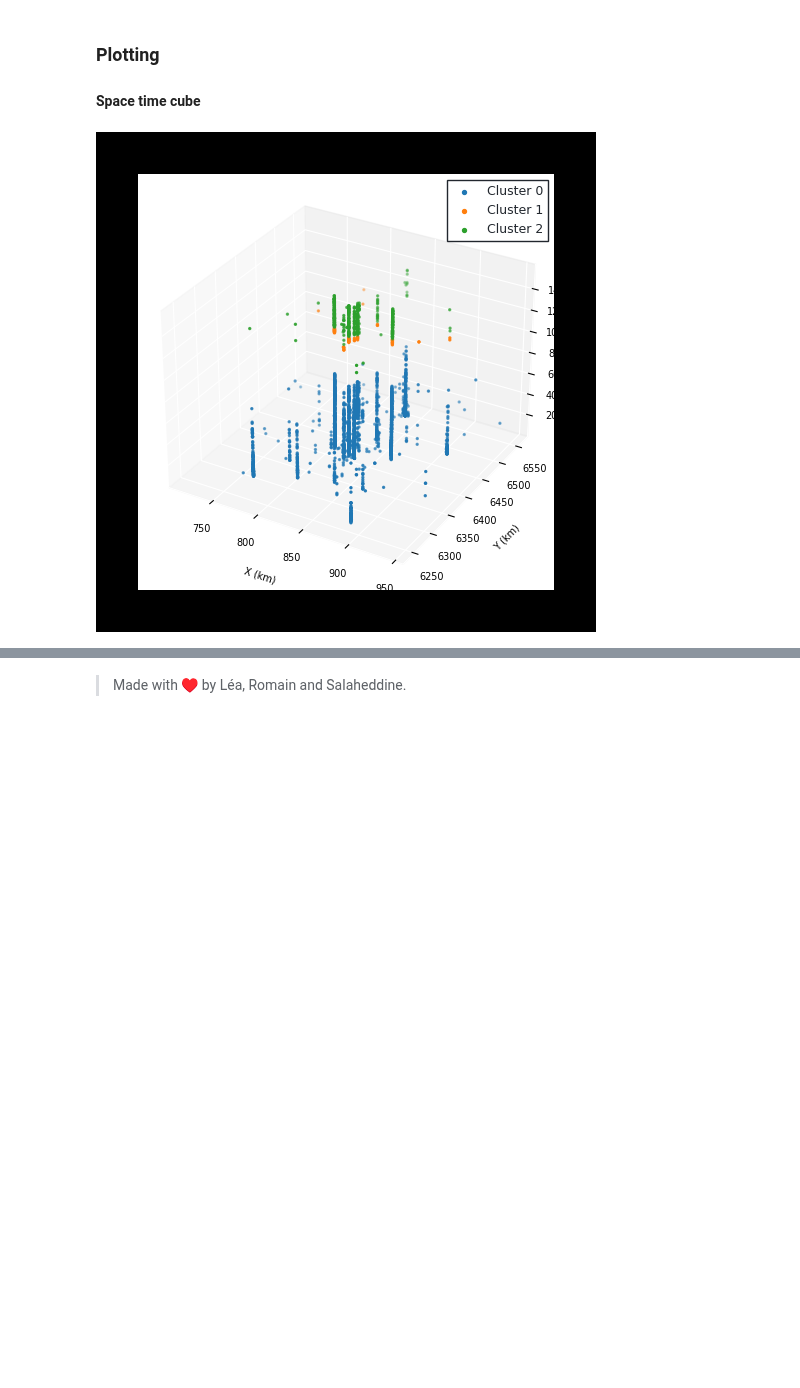
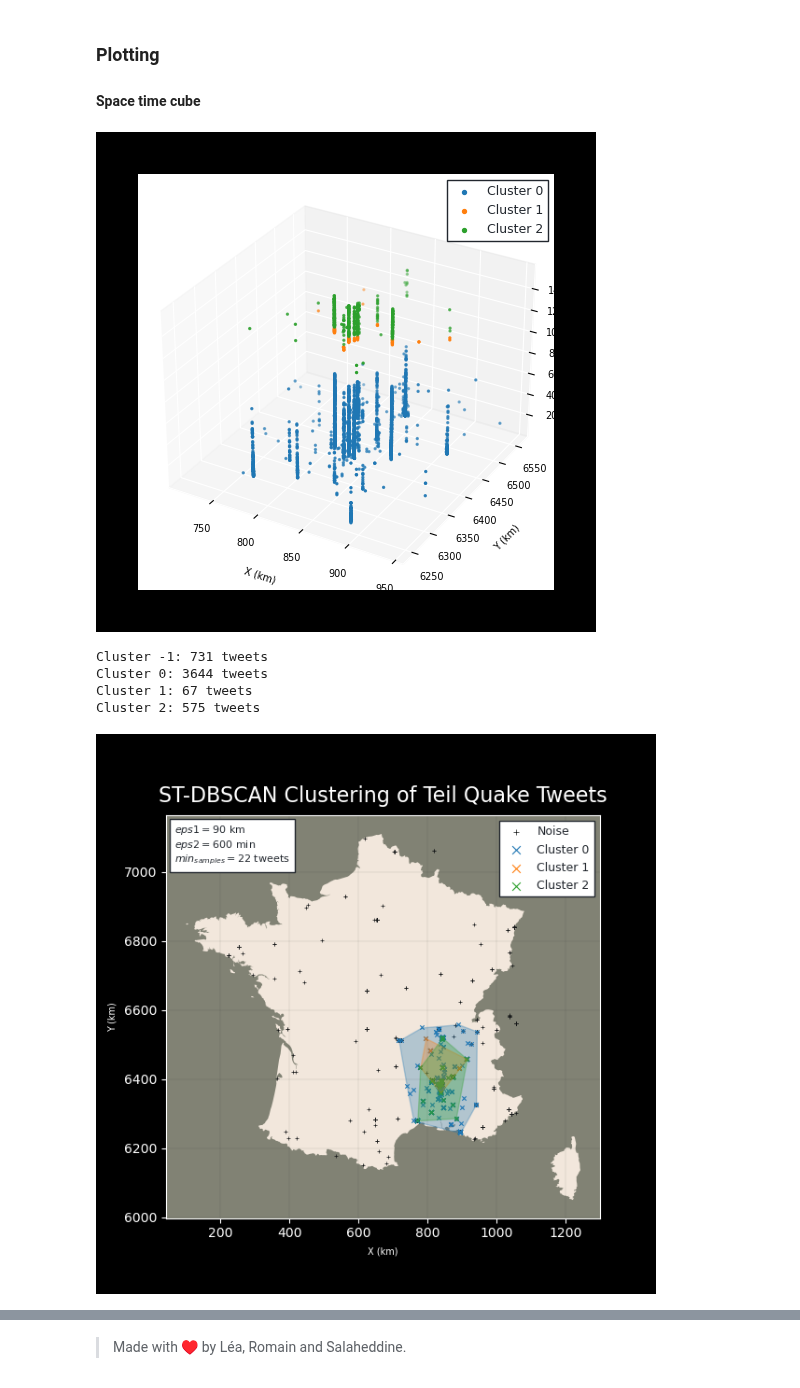
Before and after one commit to lletassey/clustering-tweets-earthquake, a Jupyter notebook: notebooks/stdbscan.ipynb, the cells around one changed output, grey strips where cells are left out. Drawn from its saved outputs; the diff is of its cells as text; code cells hidden in the pictures; blank space fills up the shorter version.

Commit message:
Seperate function for plotting

```diff
--- a/notebooks/stdbscan.ipynb
+++ b/notebooks/stdbscan.ipynb
@@ -249,6 +249,14 @@ hulls
 #### Space time cube
 # %%
 # Plot space time cube
-plot_space_time_cube(tweets=tweets)
+plot_space_time_cube(tweets=tweets, eps1_terrain=eps1_terrain, eps2=eps2)
+
+# Plot hulls
+plot_hulls(tweets=tweets, hulls=hulls, eps1_terrain=eps1_terrain, eps2=eps2, min_samples=min_samples)
 # %% [output]
 [figure]
+Cluster -1: 731 tweets
+Cluster 0: 3644 tweets
+Cluster 1: 67 tweets
+Cluster 2: 575 tweets
+[figure, added]
```
Also changed, not shown: parts of 5 cells of this notebook, 3 other files.
